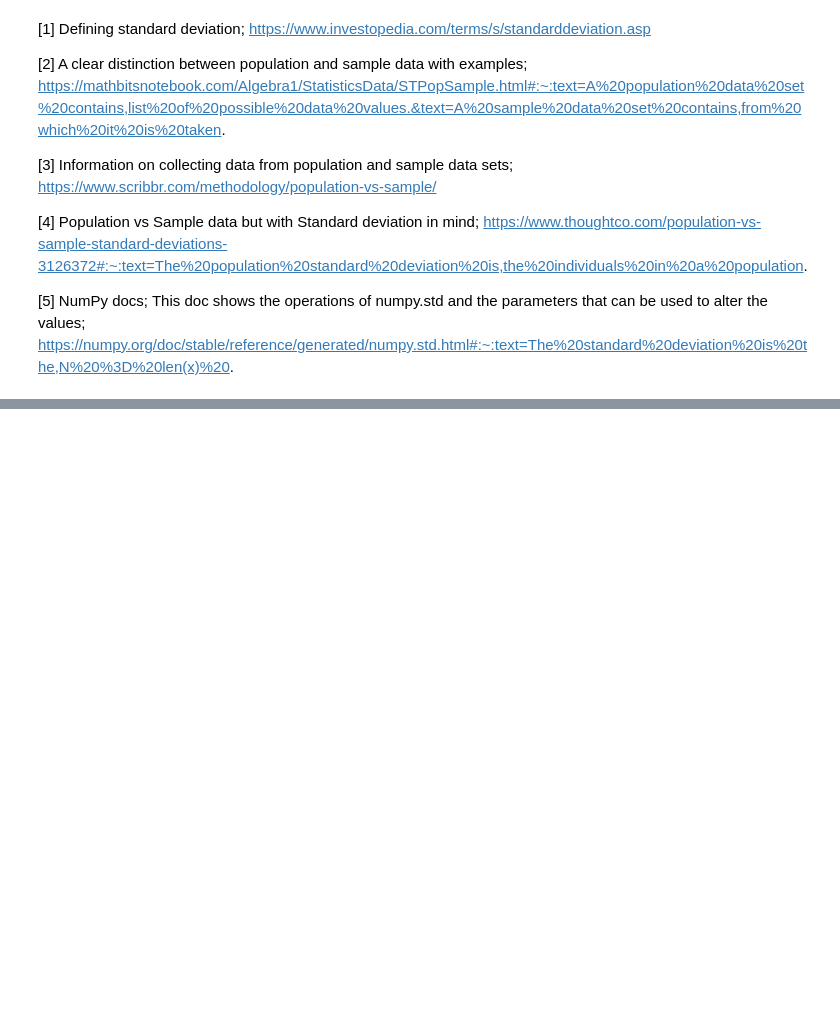
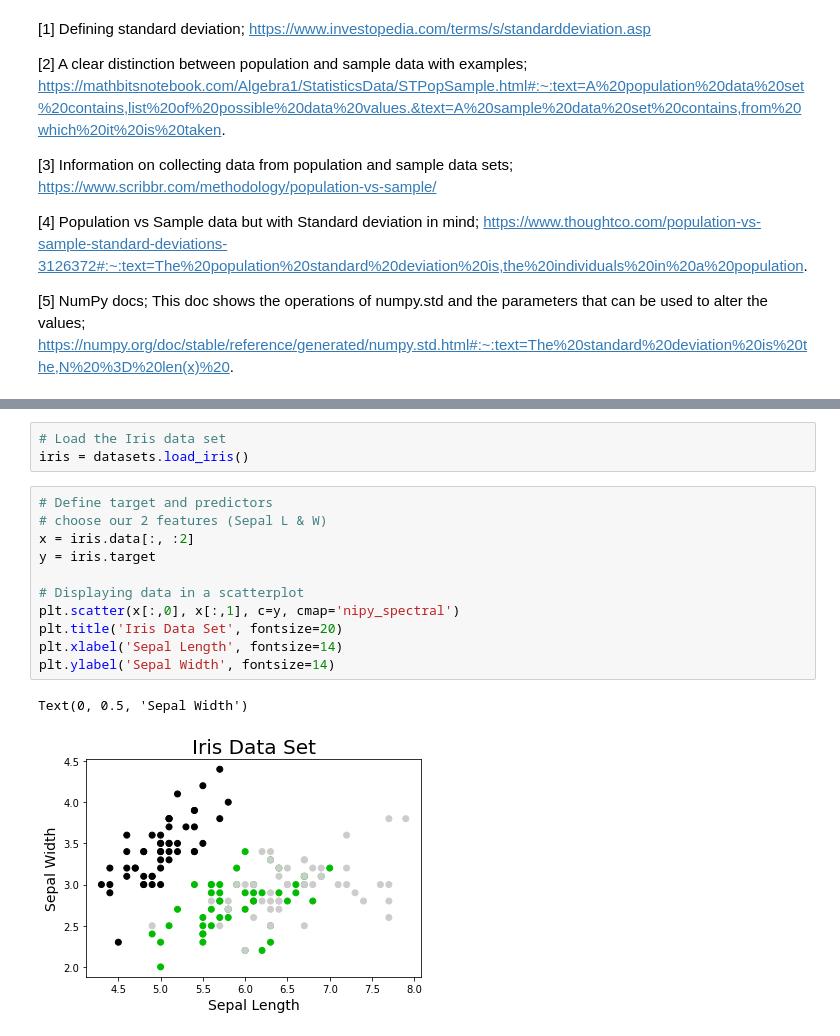
Before and after one commit to CuanOConnor/Emerging-Tech-2020-Assessment, a Jupyter notebook: jupyter.ipynb, the cells around one changed output, grey strips where cells are left out. Saved outputs shown, nothing was run; the diff lists cells and outputs as text; blank space fills up the shorter version.

```diff
--- a/jupyter.ipynb
+++ b/jupyter.ipynb
@@ -163,0 +209,17 @@ Sample:  1.0154488483603512
+# %%
+# Load the Iris data set
+iris = datasets.load_iris()
+# %%
+# Define target and predictors
+# choose our 2 features (Sepal L & W)
+x = iris.data[:, :2]
+y = iris.target
+
+# Displaying data in a scatterplot
+plt.scatter(x[:,0], x[:,1], c=y, cmap='nipy_spectral')
+plt.title('Iris Data Set', fontsize=20)
+plt.xlabel('Sepal Length', fontsize=14)
+plt.ylabel('Sepal Width', fontsize=14)
+# %% [output]
+Text(0, 0.5, 'Sepal Width')
+[figure, added]
```
Also changed, not shown: parts of 11 cells of this notebook.
